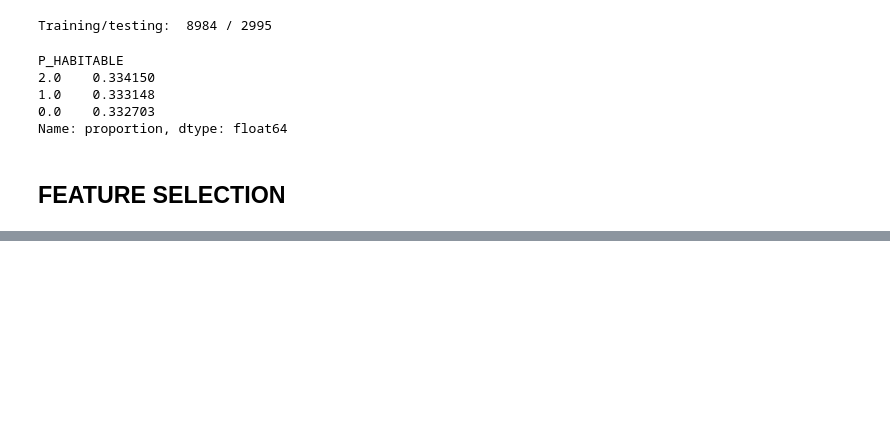
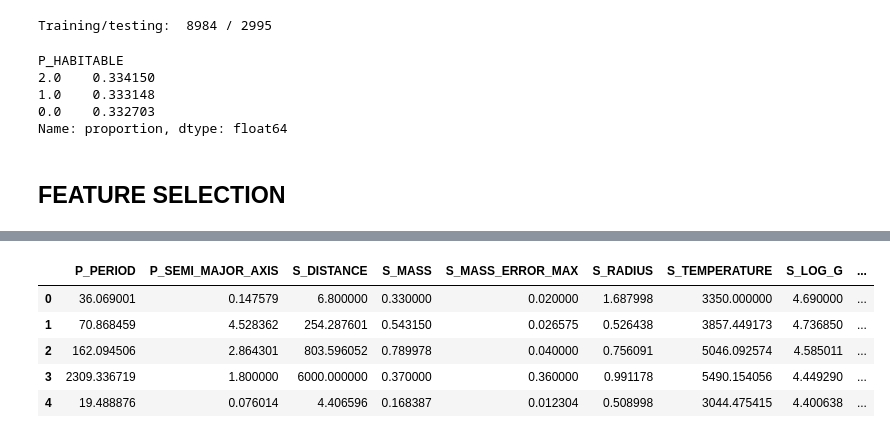
Before and after one commit to Ridima28/Exoplanet-Habitability-Classification, a Jupyter notebook: main.ipynb, the cells around one changed output, grey strips where cells are left out. Saved outputs shown, nothing was run; the diff lists cells and outputs as text; code cells hidden in the pictures; blank space fills up the shorter version.

```diff
--- a/main.ipynb
+++ b/main.ipynb
@@ -291,0 +370,9 @@ Name: proportion, dtype: float64
+# %%
+B.head()
+# %% [output]
+|  | P_PERIOD | P_SEMI_MAJOR_AXIS | S_DISTANCE | S_MASS | S_MASS_ERROR_MAX | S_RADIUS | S_TEMPERATURE | S_LOG_G | ... |
+| 0 | 36.069001 | 0.147579 | 6.800000 | 0.330000 | 0.020000 | 1.687998 | 3350.000000 | 4.690000 | ... |
+| 1 | 70.868459 | 4.528362 | 254.287601 | 0.543150 | 0.026575 | 0.526438 | 3857.449173 | 4.736850 | ... |
+| 2 | 162.094506 | 2.864301 | 803.596052 | 0.789978 | 0.040000 | 0.756091 | 5046.092574 | 4.585011 | ... |
+| 3 | 2309.336719 | 1.800000 | 6000.000000 | 0.370000 | 0.360000 | 0.991178 | 5490.154056 | 4.449290 | ... |
+| 4 | 19.488876 | 0.076014 | 4.406596 | 0.168387 | 0.012304 | 0.508998 | 3044.475415 | 4.400638 | ... |
```
Also changed, not shown: parts of 5 cells of this notebook, 1 other file.
